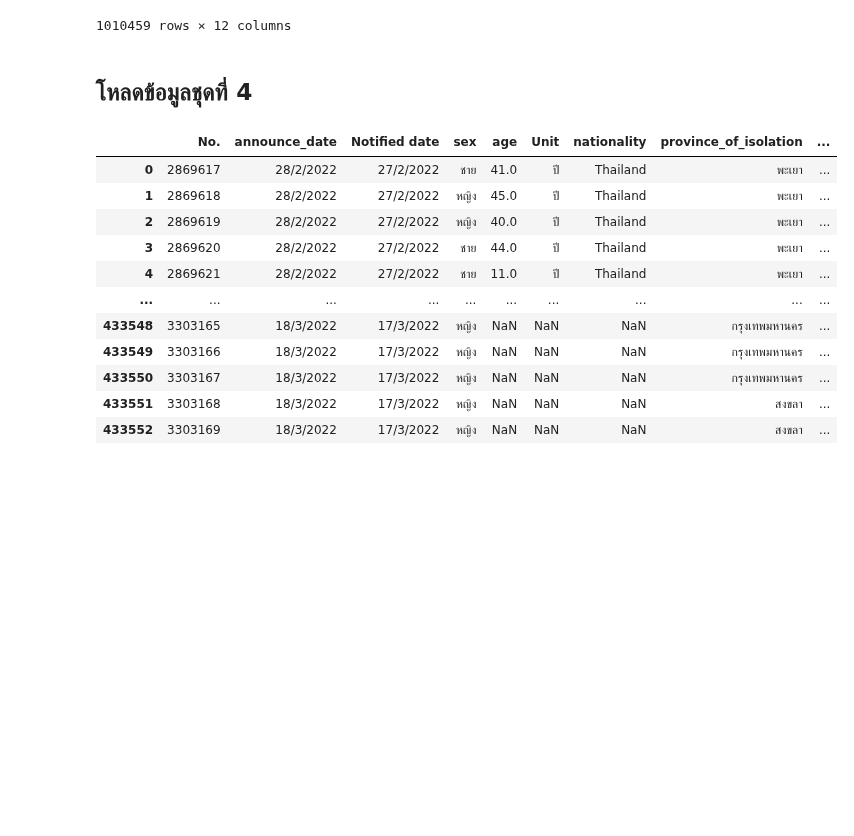
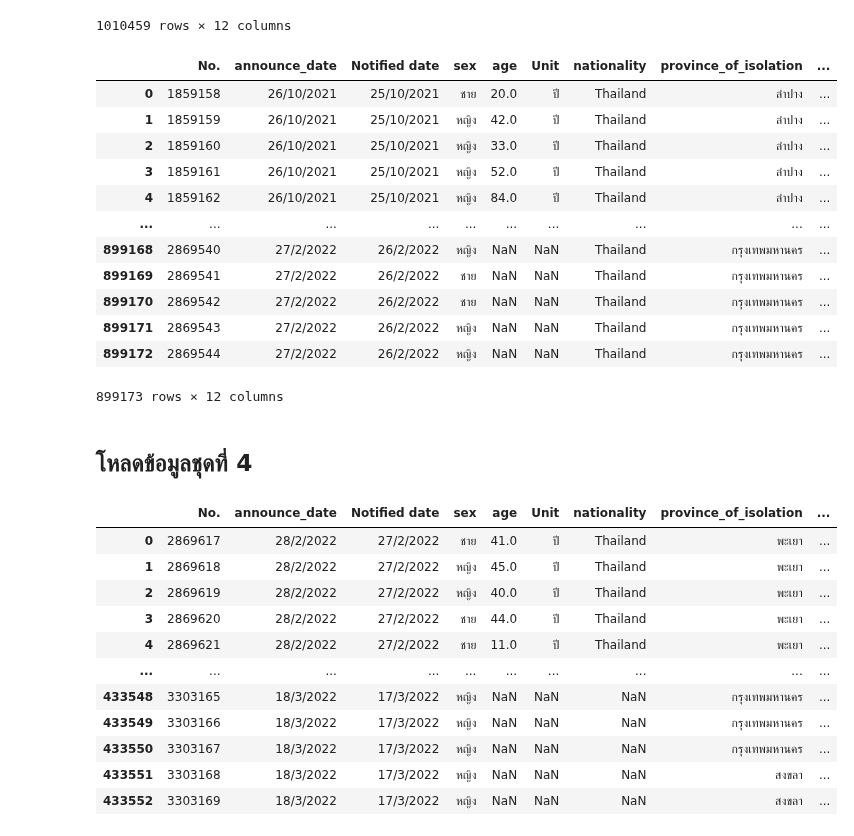
Before and after one commit to Khamsaen2489/DWDM21, a Jupyter notebook: Group_Project.ipynb, the cells around one changed output. Drawn from its saved outputs; the diff is of its cells as text; code cells hidden in the pictures; blank space fills up the shorter version.

```diff
--- a/Group_Project.ipynb
+++ b/Group_Project.ipynb
@@ -88,6 +122,23 @@ data_covid3
 | 1010457 | 2869615 | 27/2/2022 | 26/2/2022 | ชาย | NaN | NaN | NaN | ปัตตานี | ... |
 | 1010458 | 2869616 | 27/2/2022 | 26/2/2022 | ชาย | NaN | NaN | NaN | ปัตตานี | ... |
 1010459 rows × 12 columns
+# %%
+data_covidaaa = data_covid3.dropna(subset=['province_of_onset']).reset_index(drop=True)  #Check Missing Value ของ Data_covida
+data_covidaaa
+# %% [output]
+|  | No. | announce_date | Notified date | sex | age | Unit | nationality | province_of_isolation | ... |
+| 0 | 1859158 | 26/10/2021 | 25/10/2021 | ชาย | 20.0 | ปี | Thailand | ลำปาง | ... |
+| 1 | 1859159 | 26/10/2021 | 25/10/2021 | หญิง | 42.0 | ปี | Thailand | ลำปาง | ... |
+| 2 | 1859160 | 26/10/2021 | 25/10/2021 | หญิง | 33.0 | ปี | Thailand | ลำปาง | ... |
+| 3 | 1859161 | 26/10/2021 | 25/10/2021 | หญิง | 52.0 | ปี | Thailand | ลำปาง | ... |
+| 4 | 1859162 | 26/10/2021 | 25/10/2021 | หญิง | 84.0 | ปี | Thailand | ลำปาง | ... |
+| ... | ... | ... | ... | ... | ... | ... | ... | ... | ... |
+| 899168 | 2869540 | 27/2/2022 | 26/2/2022 | หญิง | NaN | NaN | Thailand | กรุงเทพมหานคร | ... |
+| 899169 | 2869541 | 27/2/2022 | 26/2/2022 | ชาย | NaN | NaN | Thailand | กรุงเทพมหานคร | ... |
+| 899170 | 2869542 | 27/2/2022 | 26/2/2022 | ชาย | NaN | NaN | Thailand | กรุงเทพมหานคร | ... |
+| 899171 | 2869543 | 27/2/2022 | 26/2/2022 | หญิง | NaN | NaN | Thailand | กรุงเทพมหานคร | ... |
+| 899172 | 2869544 | 27/2/2022 | 26/2/2022 | หญิง | NaN | NaN | Thailand | กรุงเทพมหานคร | ... |
+899173 rows × 12 columns
 # %% [markdown]
 ## โหลดข้อมูลชุดที่ 4
 # %%
```
Also changed, not shown: parts of 3 cells of this notebook.
